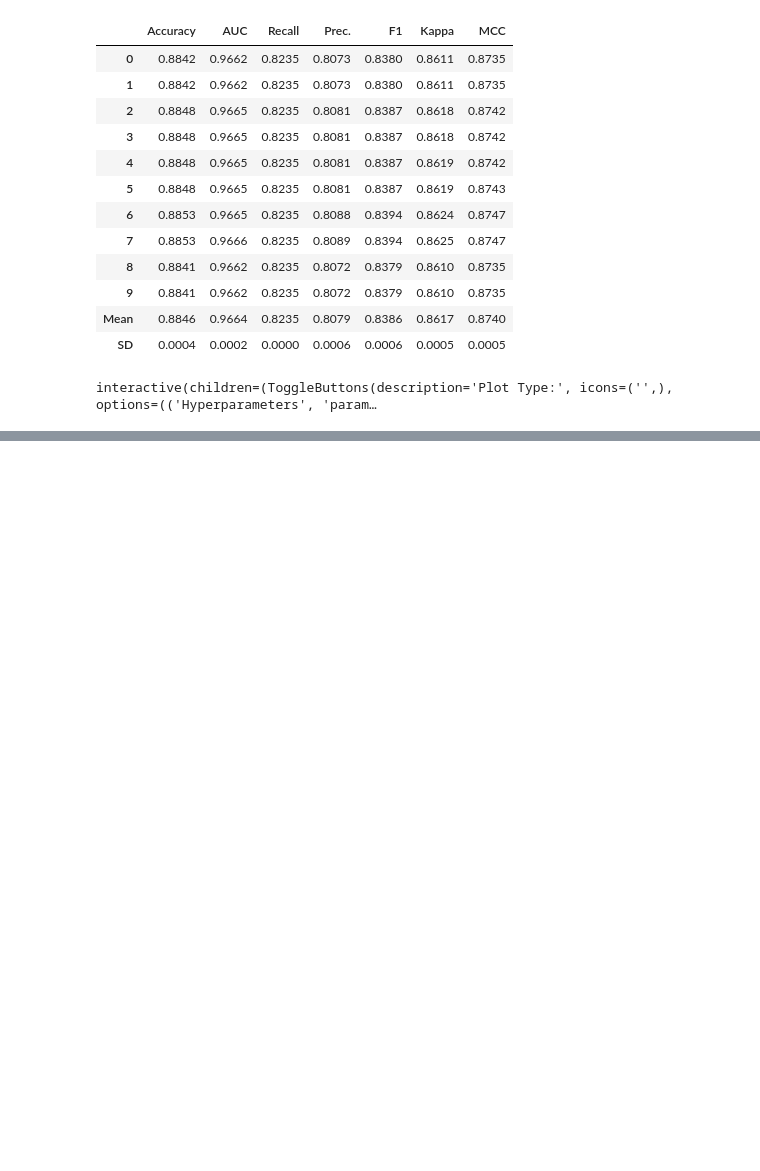
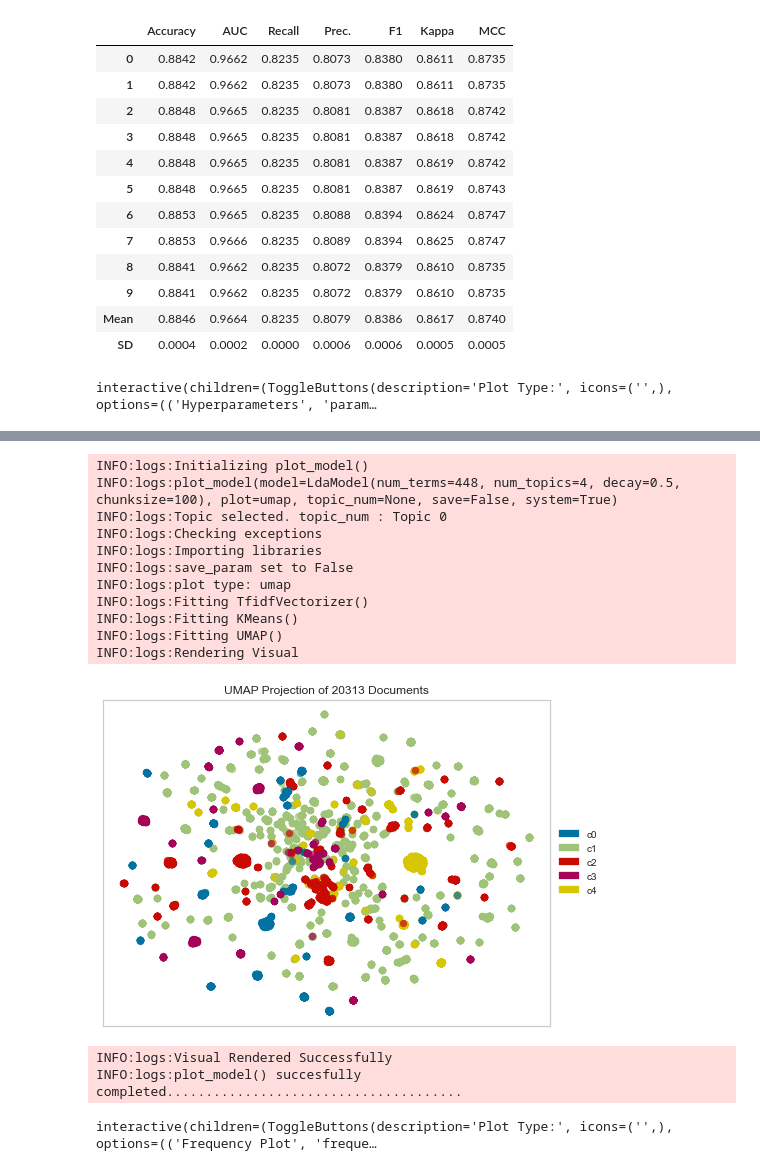
Before and after one commit to montgoz007/bugs-caret, a Jupyter notebook: pathway_classify.ipynb, the cells around one changed output, grey strips where cells are left out. Drawn from its saved outputs; the diff is of its cells as text; code cells hidden in the pictures; blank space fills up the shorter version.

```diff
--- a/pathway_classify.ipynb
+++ b/pathway_classify.ipynb
@@ -247,0 +304,2 @@ interactive(children=(ToggleButtons(description='Plot Type:', icons=('',), optio
+# %%
+lda = create_model('lda')
@@ -247,0 +453,21 @@ interactive(children=(ToggleButtons(description='Plot Type:', icons=('',), optio
+# %%
+plot_model(lda, plot = 'umap')
+# %% [output]
+INFO:logs:Initializing plot_model()
+INFO:logs:plot_model(model=LdaModel(num_terms=448, num_topics=4, decay=0.5, chunksize=100), plot=umap, topic_num=None, save=False, system=True)
+INFO:logs:Topic selected. topic_num : Topic 0
+INFO:logs:Checking exceptions
+INFO:logs:Importing libraries
+INFO:logs:save_param set to False
+INFO:logs:plot type: umap
+INFO:logs:Fitting TfidfVectorizer()
+INFO:logs:Fitting KMeans()
+INFO:logs:Fitting UMAP()
+INFO:logs:Rendering Visual
+[figure, added]
+INFO:logs:Visual Rendered Successfully
+INFO:logs:plot_model() succesfully completed......................................
+# %%
+evaluate_model(lda)
+# %% [output]
+interactive(children=(ToggleButtons(description='Plot Type:', icons=('',), options=(('Frequency Plot', 'freque…
```
Also changed, not shown: parts of 19 cells of this notebook, 2 other files.
